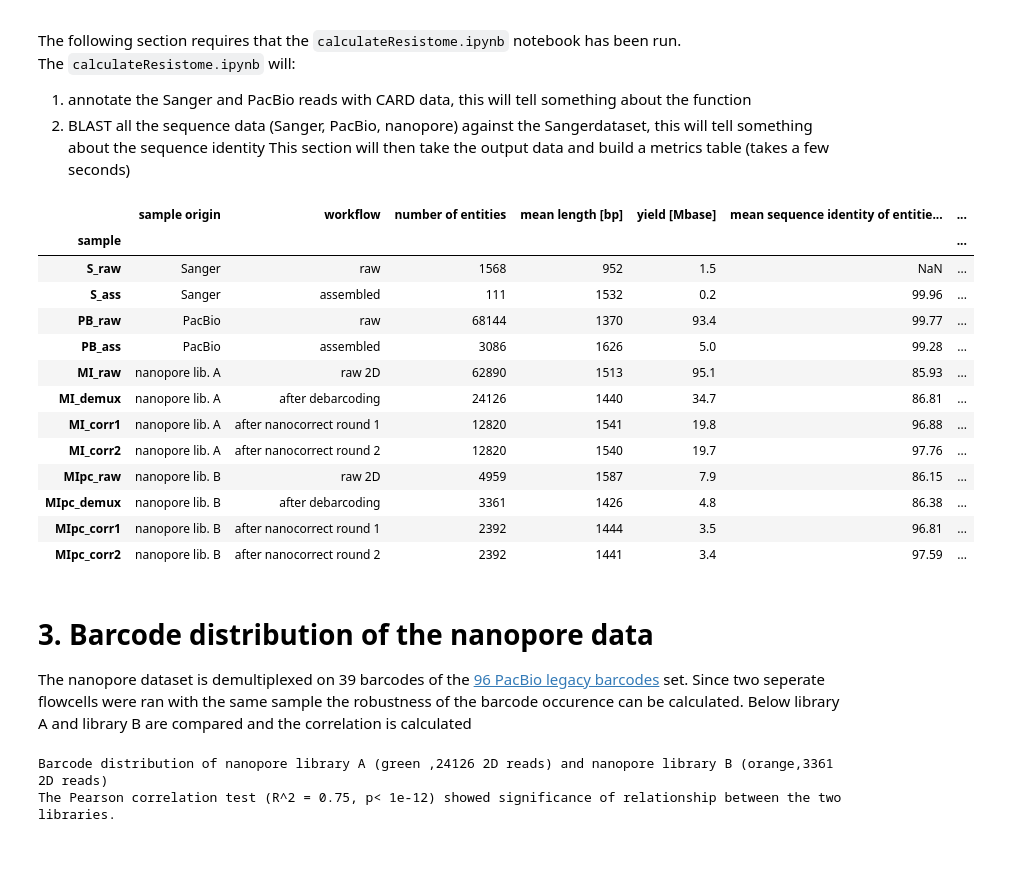
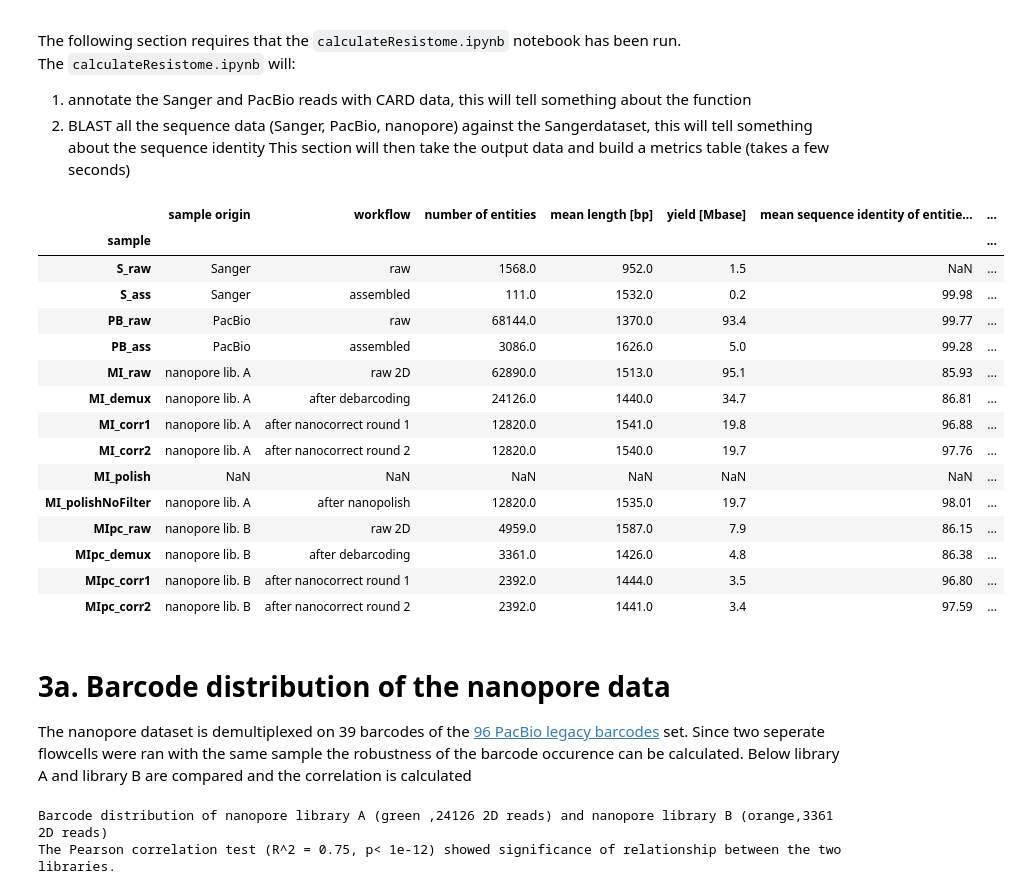
Before and after one commit to EvdH0/poreFUME_paper, a Jupyter notebook: analyzeResistome.ipynb, the cells around one changed output. Saved outputs shown, nothing was run; the diff lists cells and outputs as text; code cells hidden in the pictures; blank space fills up the shorter version.

Commit message:
Major update with nanopolish analysis integrated into poreFUME. Goes together with new poreFUME version

```diff
--- a/analyzeResistome.ipynb
+++ b/analyzeResistome.ipynb
@@ -176,65 +313,82 @@ dfMetric.index.name = 'sample'
 
 #Extract average read length
 for thisRunName, thisQueryFile in qPathOrdered.items():
+    if thisRunName.split('_')[1] == 'polish': #We dont use the polish only sample, always combine it with the nanocorrect reads (noFilter)
+        continue
     #print thisRunName,
     #print round(np.mean(getLengthDistribution(qPathOrdered[thisRunName])),0)
     dfMetric.set_value(thisRunName, 'mean length [bp]', round(np.mean(getLengthDistribution(qPathOrdered[thisRunName])),0))
 #Extract number or reads/contigs
 
 for thisRunName, thisQueryFile in qPathOrdered.items():
+    if thisRunName.split('_')[1] == 'polish': #We dont use the polish only sample, always combine it with the nanocorrect reads (noFilter)
+        continue
     #print thisRunName,
     #print len(getLengthDistribution(qPathOrdered[thisRunName]))
     dfMetric.set_value(thisRunName, 'number of entities', len(getLengthDistribution(qPathOrdered[thisRunName])))
 
 for thisRunName, thisQueryFile in qPathOrdered.items():
+    if thisRunName.split('_')[1] == 'polish': #We dont use the polish only sample, always combine it with the nanocorrect reads (noFilter)
+        continue
     #print thisRunName,
     #print round(np.sum(getLengthDistribution(qPathOrdered[thisRunName]))/float(1000000),2) #go to Mbase
     dfMetric.set_value(thisRunName, 'yield [Mbase]', round(np.sum(getLengthDistribution(qPathOrdered[thisRunName]))/float(1000000),1))
 
 
 
 againstSangerPathOrdered = OrderedDict()
 for thisRunName, thisQueryFile in qPathOrdered.items():
     if thisRunName == 'S_raw':
         continue
+    if thisRunName.split('_')[1] == 'polish': #We dont use the polish only sample, always combine it with the nanocorrect reads (noFilter)
+        continue
+
     queryPostfix, querySuffix = os.path.split(thisQueryFile)
     againstSangerPathOrdered.update({thisRunName:'output/blastAgainstSanger/'+querySuffix+'.againstSanger.csv'})
 
 
 for thisRunName, thisQueryFile in againstSangerPathOrdered.items():
+    if thisRunName.split('_')[1] == 'polish': #We dont use the polish only sample, always combine it with the nanocorrect reads (noFilter)
+        continue
     thisDF = pd.read_csv(againstSangerPathOrdered[thisRunName]) #load annotated sanger reads
     dfMetric.set_value(thisRunName, 'mean sequence identity of entities to raw Sanger reads [%]', round(thisDF['pident'].mean(),2))
 
 for thisRunName, thisQueryFile in annotationPathOrdered.items():
+    if thisRunName.split('_')[1] == 'polish': #We dont use the polish only sample, always combine it with the nanocorrect reads (noFilter)
+        continue
     thisDF = pd.read_csv(annotationPathOrdered[thisRunName]) #load annotated sanger reads
     dfMetric.set_value(thisRunName, 'mean sequence identity of hits to CARD database [%]', round(thisDF[thisDF['CARD:coverageOfSubjectGene']>50]['CARD:pident'].mean(),2))
 
 for thisRunName, thisQueryFile in qPathOrdered.items():
+    if thisRunName.split('_')[1] == 'polish': #We dont use the polish only sample, always combine it with the nanocorrect reads (noFilter)
+        continue
     dfMetric.set_value(thisRunName,'sample origin',readLabelsSample[thisRunName])
     dfMetric.set_value(thisRunName,'workflow',readLabelsWorkflow[thisRunName])
 #Reorder more logically
 dfMetric = dfMetric[['sample origin','workflow','number of entities','mean length [bp]','yield [Mbase]','mean sequence identity of entities to raw Sanger reads [%]','mean sequence identity of hits to CARD database [%]']]
 #export for downstream use
-dfMetric.to_excel('figures/sampleMetricTable.xls', sheet_name='Sample metrics')
-dfMetric.to_csv('figures/sampleMetricTable.csv', sheet_name='Sample metrics')
+dfMetric.to_excel('figures/Suptable_03_sampleMetricTable.xls', sheet_name='Sample metrics')
+dfMetric.to_csv('figures/Suptable_03_sampleMetricTable.csv', sheet_name='Sample metrics')
 dfMetric
 # %% [output]
 |  | sample origin | workflow | number of entities | mean length [bp] | yield [Mbase] | mean sequence identity of entitie... | ... |
 | sample |  |  |  |  |  |  | ... |
-| S_raw | Sanger | raw | 1568 | 952 | 1.5 | NaN | ... |
-| S_ass | Sanger | assembled | 111 | 1532 | 0.2 | 99.96 | ... |
-| PB_raw | PacBio | raw | 68144 | 1370 | 93.4 | 99.77 | ... |
-| PB_ass | PacBio | assembled | 3086 | 1626 | 5.0 | 99.28 | ... |
-| MI_raw | nanopore lib. A | raw 2D | 62890 | 1513 | 95.1 | 85.93 | ... |
-| MI_demux | nanopore lib. A | after debarcoding | 24126 | 1440 | 34.7 | 86.81 | ... |
-| MI_corr1 | nanopore lib. A | after nanocorrect round 1 | 12820 | 1541 | 19.8 | 96.88 | ... |
-| MI_corr2 | nanopore lib. A | after nanocorrect round 2 | 12820 | 1540 | 19.7 | 97.76 | ... |
-| MIpc_raw | nanopore lib. B | raw 2D | 4959 | 1587 | 7.9 | 86.15 | ... |
-| MIpc_demux | nanopore lib. B | after debarcoding | 3361 | 1426 | 4.8 | 86.38 | ... |
-| MIpc_corr1 | nanopore lib. B | after nanocorrect round 1 | 2392 | 1444 | 3.5 | 96.81 | ... |
-| MIpc_corr2 | nanopore lib. B | after nanocorrect round 2 | 2392 | 1441 | 3.4 | 97.59 | ... |
+| S_raw | Sanger | raw | 1568.0 | 952.0 | 1.5 | NaN | ... |
+| S_ass | Sanger | assembled | 111.0 | 1532.0 | 0.2 | 99.98 | ... |
+| PB_raw | PacBio | raw | 68144.0 | 1370.0 | 93.4 | 99.77 | ... |
+| PB_ass | PacBio | assembled | 3086.0 | 1626.0 | 5.0 | 99.28 | ... |
+| MI_raw | nanopore lib. A | raw 2D | 62890.0 | 1513.0 | 95.1 | 85.93 | ... |
+| MI_demux | nanopore lib. A | after debarcoding | 24126.0 | 1440.0 | 34.7 | 86.81 | ... |
+| MI_corr1 | nanopore lib. A | after nanocorrect round 1 | 12820.0 | 1541.0 | 19.8 | 96.88 | ... |
+| MI_corr2 | nanopore lib. A | after nanocorrect round 2 | 12820.0 | 1540.0 | 19.7 | 97.76 | ... |
+| MI_polish | NaN | NaN | NaN | NaN | NaN | NaN | ... |
+| MI_polishNoFilter | nanopore lib. A | after nanopolish | 12820.0 | 1535.0 | 19.7 | 98.01 | ... |
+| MIpc_raw | nanopore lib. B | raw 2D | 4959.0 | 1587.0 | 7.9 | 86.15 | ... |
+| MIpc_demux | nanopore lib. B | after debarcoding | 3361.0 | 1426.0 | 4.8 | 86.38 | ... |
+| MIpc_corr1 | nanopore lib. B | after nanocorrect round 1 | 2392.0 | 1444.0 | 3.5 | 96.80 | ... |
+| MIpc_corr2 | nanopore lib. B | after nanocorrect round 2 | 2392.0 | 1441.0 | 3.4 | 97.59 | ... |
 # %% [markdown]
-# 3. Barcode distribution of the nanopore data
+# 3a. Barcode distribution of the nanopore data
 The nanopore dataset is demultiplexed on 39 barcodes of the [96 PacBio legacy barcodes](https://github.com/PacificBiosciences/pbbarcode/blob/master/etc/pacbio_barcodes_paired.fasta) set. Since two seperate flowcells were ran with the same sample the robustness of the barcode occurence can be calculated. Below library A and library B are compared and the correlation is calculated
 # %%
 def getBarcodeDistribution(thisFilePath):
```
Also changed, not shown: parts of 19 cells of this notebook, 4 other files.
